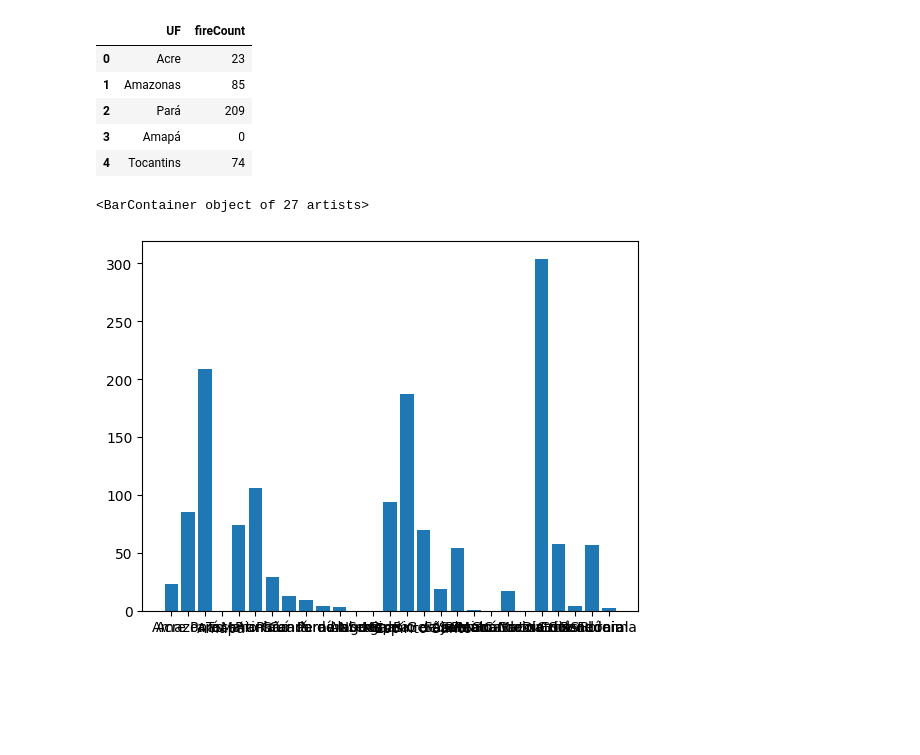
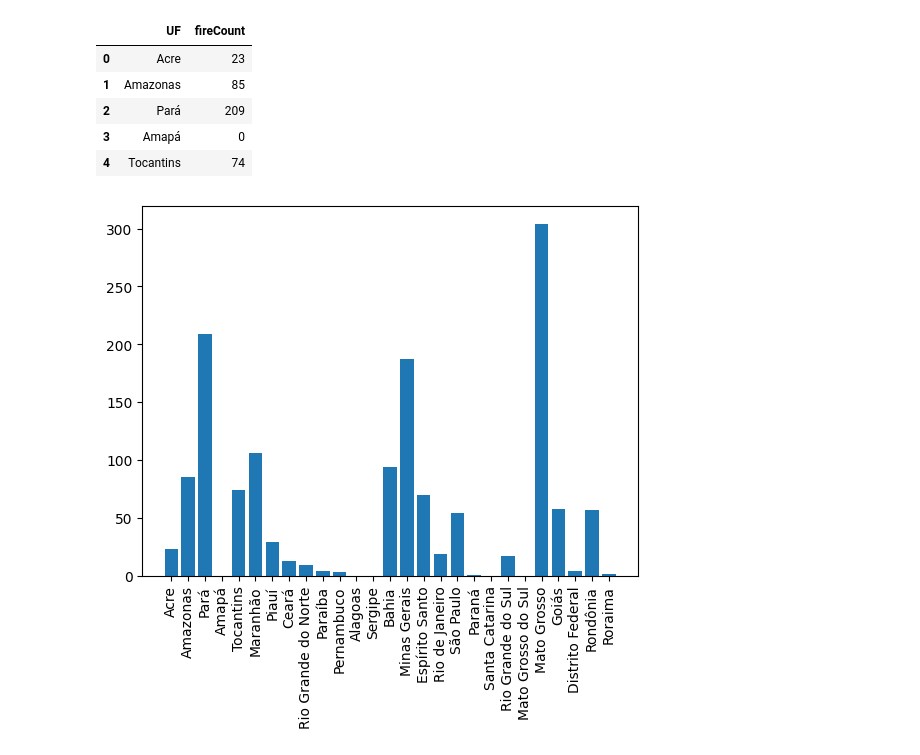
Before and after one commit to leohoinaski/ENS410064, a Jupyter notebook: 2024/notebooks/Aula05.ipynb, the cells around one changed output. Cells and saved outputs as stored; diff of their text form; code cells hidden in the pictures; blank space fills up the shorter version.

```diff
--- a/2024/notebooks/Aula05.ipynb
+++ b/2024/notebooks/Aula05.ipynb
@@ -183,7 +188,7 @@ shapeUF = shapeUF.to_crs('EPSG:4326')
 fireInUF = []
 for uf in range(0,shapeUF.shape[0]):
     print(shapeUF.iloc[uf,:])
-    finnUF = finnBR.clip(shapeUF.geometry[uf])
+    finnUF = finnBR.clip(shapeUF.geometr[uf,:])
     fireInUF.append(finnUF)
 # %% [output]
 CD_UF                                                       12
@@ -249,8 +254,8 @@ Roraima 2
 # %%
 # Plotando dataframe
 
 fig, ax = plt.subplots()
 ax.bar(dfUF.UF, dfUF.fireCount)
+ax.tick_params(axis='x', rotation=90)
 # %% [output]
-<BarContainer object of 27 artists>
-[figure, old version]
+[figure, new version]
```
Also changed, not shown: parts of 1 cell of this notebook.
